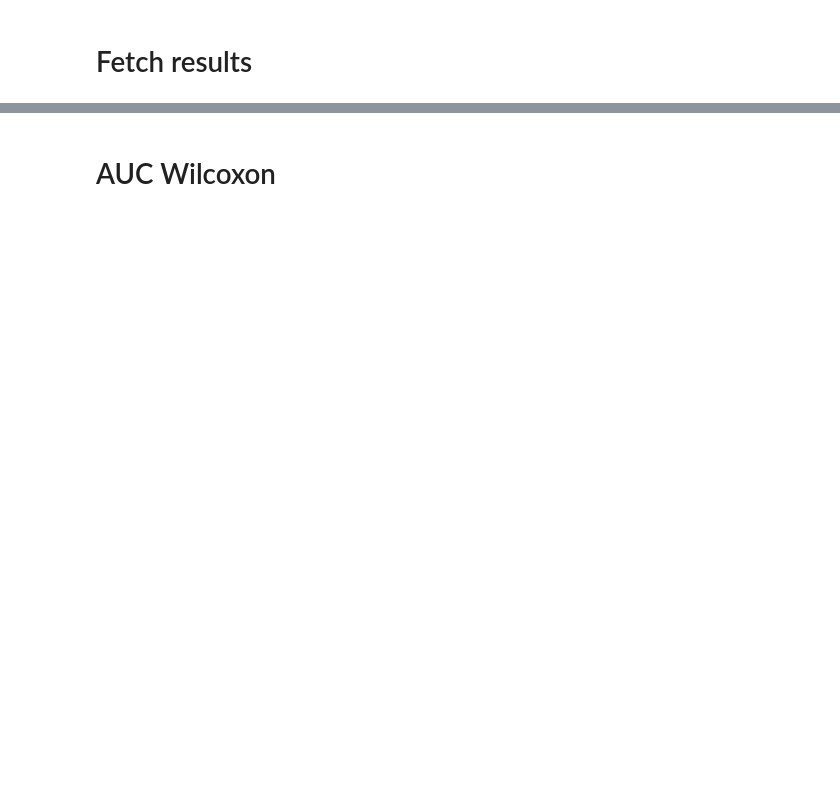
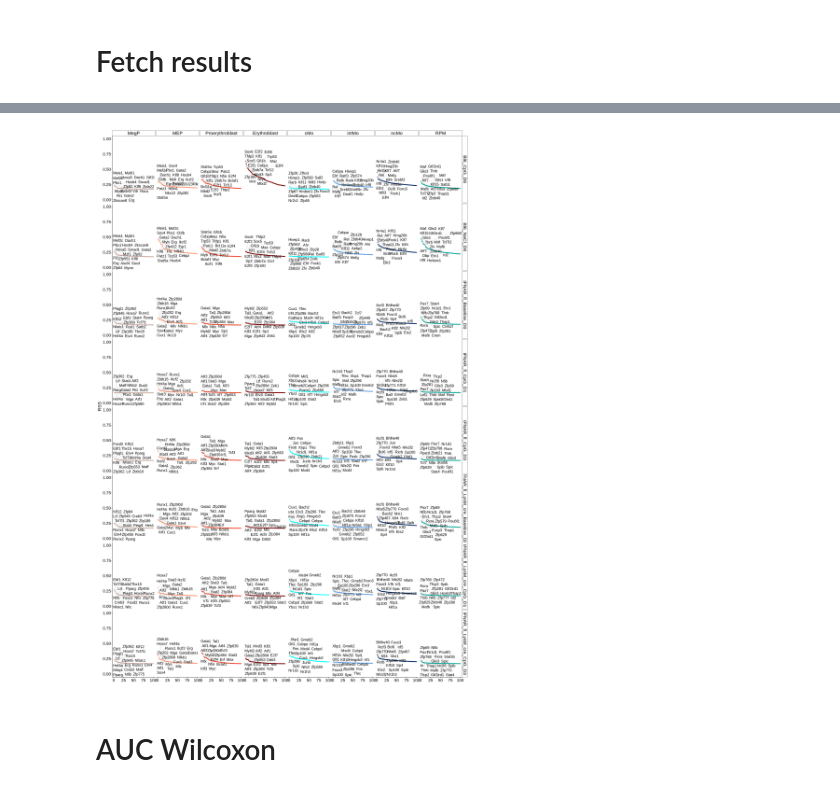
Before and after one commit to flde/FD20200109SPLENO, a Jupyter notebook: script/1_scRNAseq/5_grn/fetch.r.ipynb, the cells around one changed output, grey strips where cells are left out. Cells and saved outputs as stored; diff of their text form; code cells hidden in the pictures; blank space fills up the shorter version.

```diff
--- a/script/1_scRNAseq/5_grn/fetch.r.ipynb
+++ b/script/1_scRNAseq/5_grn/fetch.r.ipynb
@@ -82,0 +70,7 @@ so_3[["AUC"]] <- CreateAssayObject(data=auc_mtx_3[, colnames(so_3)], min.cells=0
+# %%
+auc_mtx <- Reduce(function(x, y) merge(x, y, by="module", all=TRUE), list(auc_mtx_0, auc_mtx_1, auc_mtx_2, auc_mtx_3)) %>% mutate(across(everything(), ~replace_na(.x, 0))) %>% tibble::column_to_rownames("module") %>% as.matrix()
+# %%
+# Attach AUC to Seurat
+so <- subset(so, subset=cell_id %in% colnames(auc_mtx))
+auc_mtx <- auc_mtx[, colnames(so)]
+so[["AUC"]] <- CreateAssayObject(data=Matrix::Matrix(auc_mtx[, colnames(so)], sparse=TRUE), min.cells=0, min.features=0)
@@ -88,4 +82,10 @@ meta <- so@meta.data
 # Load python libraries
 pysenic_rss <- import("pyscenic.rss", convert=FALSE)
 pd <- import("pandas", convert=FALSE)
+# %%
+# Get regulon specific scores
+rss <- pysenic_rss$regulon_specificity_scores(r_to_py(auc_mtx %>% t() %>% as.data.frame()), pd$Series(r_to_py(paste0(so$celltype_low, "|", so$sample_group)))) %>% py_to_r()
+# %%
+rss$celltype_low <- sapply(strsplit(rownames(rss), "\\|"), `[`, 1)
+rss$sample_group <- sapply(strsplit(rownames(rss), "\\|"), `[`, 2)
 # %%
@@ -119,20 +97,16 @@ rss_get <- function(meta, auc_mtx, sample_group) {
 # %%
-rss_plot <- function(mat, title=NULL) {
+options(repr.plot.width=20, repr.plot.height=30)
 
-    mat$celltype_low <- factor(mat$celltype_low, levels=names(color$celltype_low))
+dp_rss_top_label <- ggplot(rss %>% dplyr::filter(rank<=100) %>% dplyr::mutate(celltype_low=factor(celltype_low, levels=names(color$celltype_low))), aes(x=rank, y=rss, label=label_rank, color=celltype_low)) +
+    geom_point(size=1) +
+    xlab("") + ylab("RSS") +
+    ylim(0, 1) +
+    facet_grid(sample_group~celltype_low, scales="free_y") +
+    scale_color_manual(values=color$celltype_low, name="Cell type") +
+    ggrepel::geom_text_repel(segment.color="black", force=10, force_pull=1, max.overlaps=getOption("ggrepel.max.overlaps", default=100), size=5, alpha=1, guide="none", segment.size=0.05, color="black", min.segment.length=0) +
+    guides(color=guide_legend(ncol=1, override.aes=list(alpha=1, size=1.5), keywidth=0, keyheight=0.25, default.unit="cm")) +
+    theme(legend.position="none")
 
-    dp_rss_top_label <- ggplot(mat, aes(x=rank, y=rss, label=label_rank, color=celltype_low)) +
-        geom_point(size=1) +
-        xlab("") + ylab("RSS") + ggtitle(title) +
-        ylim(0, 1) +
-        facet_grid(~celltype_low, scales="free_y") +
-        scale_color_manual(values=color$celltype_low, name="Cell type") +
-        scale_x_continuous(breaks=seq(0, floor(max(mat_1$rank)/100)*100, 100), labels=seq(0, floor(max(mat$rank)/100)*100, 100)) +
-        ggrepel::geom_text_repel(segment.color="black", force=10, force_pull=1, max.overlaps=getOption("ggrepel.max.overlaps", default=100), size=5, alpha=1, guide="none", segment.size=0.05, color="black", min.segment.length=0) +
-        guides(color=guide_legend(ncol=1, override.aes=list(alpha=1, size=1.5), keywidth=0, keyheight=0.25, default.unit="cm")) +
-        facet_wrap(~celltype_low, nrow=1) +
-        theme(legend.position="none")
-
-    return(dp_rss_top_label)
-
-}
+dp_rss_top_label
+# %% [output]
+[figure, added]
```
Also changed, not shown: parts of 74 cells of this notebook, 29 other files.
